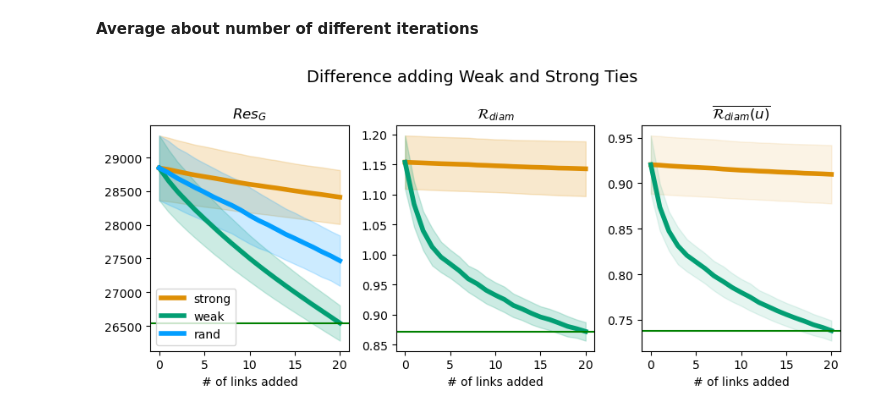
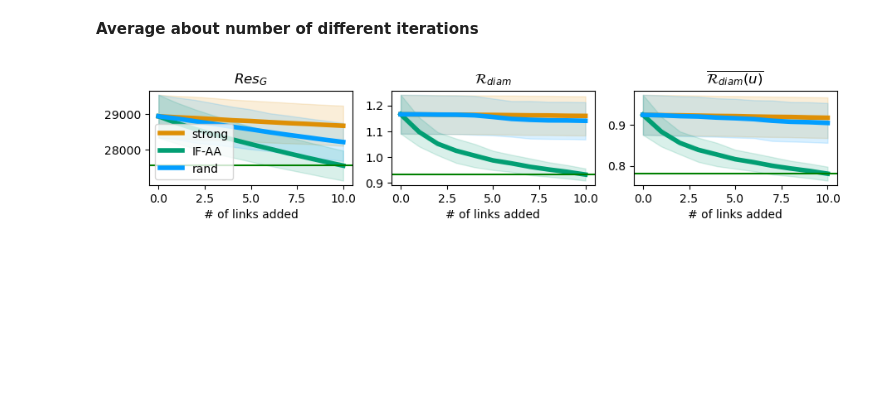
Before and after one commit to AdrianArnaiz/StructuralGroupUnfairness, a Jupyter notebook: Robust Homophily.ipynb, the cells around one changed output. Drawn from its saved outputs; the diff is of its cells as text; code cells hidden in the pictures; blank space fills up the shorter version.

```diff
--- a/Robust Homophily.ipynb
+++ b/Robust Homophily.ipynb
@@ -1515,0 +1664,2 @@ G.add_edges_from([(0,1),(0,3),(1,2),(1,3),(1,4),(2,4),(2,11),(3,4),(3,5),
+# %%
+G = nx.powerlaw_cluster_graph(200, 2, .95)
@@ -1812,8 +2157,8 @@ plt.show()
 # %%
 from tqdm.notebook import tqdm
 # %%
-n_iterations = 20
-n_links = 20
+n_iterations = 10
+n_links = 10
 
 metrics = ['total', 'diam', 'diam_filtered', 'avg_node_diameter']
 all_intra_data = {k:np.empty((0, n_links+1)) for k in metrics}
@@ -1829,7 +2174,7 @@ for i in tqdm(range(n_iterations)):
         all_inter_data[k] = np.vstack((all_inter_data[k], np.array(iter_inter_data[k])))
         all_rand_data[k] = np.vstack((all_rand_data[k], np.array(iter_rand_data[k])))
 # %%
-f, axs = plt.subplots(1,3, figsize=(9,4))
+f, axs = plt.subplots(1,3, figsize=(9,2))
 
 orange = (222/255,143/255,5/255)
 green = (2/255,158/255,115/255)
@@ -1848,19 +2193,19 @@ axs[0].plot(total_intra_mean,label='strong', linewidth=4, color=orange)
 axs[0].fill_between(range(n_links+1),
                  total_intra_mean+total_intra_std,
                  total_intra_mean-total_intra_std,
-                   color=orange, alpha=0.2)
+                   color=orange, alpha=0.15)
 
-axs[0].plot(total_inter_mean, label='weak', linewidth=4, color=green)
+axs[0].plot(total_inter_mean, label='IF-AA', linewidth=4, color=green)
 axs[0].fill_between(range(n_links+1),
                  total_inter_mean+total_inter_std,
                  total_inter_mean-total_inter_std,
-                   color=green, alpha=0.2)
+                   color=green, alpha=0.15)
 
 axs[0].plot(total_rand_mean, label='rand', linewidth=4, color=blue)
 axs[0].fill_between(range(n_links+1),
                  total_rand_mean+total_rand_std,
                  total_rand_mean-total_rand_std,
-                   color=blue, alpha=.2)
+                   color=blue, alpha=.15)
 
 axs[0].axhline(np.min([np.min(total_inter_mean),np.min(total_intra_mean)]),\
                  color='green')
@@ -1869,48 +2214,65 @@ axs[0].legend()
 
 axs[1].set_title('$\mathcal{R}_{diam}$')
 axs[1].set_xlabel('# of links added')
-total_intra_mean = all_intra_data['diam'].mean(axis=0)
-total_inter_mean = all_inter_data['diam'].mean(axis=0)
-total_intra_std = all_intra_data['diam'].std(axis=0)
-total_inter_std = all_inter_data['diam'].std(axis=0)
-axs[1].plot(total_intra_mean,label='strong', linewidth=4, color=orange)
+diam_intra_mean = all_intra_data['diam'].mean(axis=0)
+diam_inter_mean = all_inter_data['diam'].mean(axis=0)
+diam_intra_std = all_intra_data['diam'].std(axis=0)
+diam_inter_std = all_inter_data['diam'].std(axis=0)
+
+diam_rand_mean = all_rand_data['diam'].mean(axis=0)
+diam_rand_std = all_rand_data['diam'].std(axis=0)
+
+axs[1].plot(diam_intra_mean,label='strong', linewidth=4, color=orange)
 axs[1].fill_between(range(n_links+1),
-                 total_intra_mean+total_intra_std,
-                 total_intra_mean-total_intra_std,
-                   color=orange, alpha=0.2)
-axs[1].plot(total_inter_mean, label='weak', linewidth=4, color=green)
+                 diam_intra_mean+diam_intra_std,
+                 diam_intra_mean-diam_intra_std,
+                   color=orange, alpha=0.15)
+axs[1].plot(diam_inter_mean, label='weak', linewidth=4, color=green)
 axs[1].fill_between(range(n_links+1),
-                 total_inter_mean+total_inter_std,
-                 total_inter_mean-total_inter_std,
-                   color=green, alpha=0.2)
-axs[1].axhline(np.min([np.min(total_inter_mean),np.min(total_intra_mean)]),\
+                 diam_inter_mean+diam_inter_std,
+                 diam_inter_mean-diam_inter_std,
+                   color=green, alpha=0.15)
+axs[1].plot(diam_rand_mean, label='rand', linewidth=4, color=blue)
+axs[1].fill_between(range(n_links+1),
+                 diam_rand_mean+diam_rand_std,
+                 diam_rand_mean-diam_rand_std,
+                   color=blue, alpha=0.15)
+axs[1].axhline(np.min([np.min(diam_inter_mean),np.min(diam_intra_mean)]),\
                  color='green')
 
 
 
 axs[2].set_title('$\overline{\mathcal{R}_{diam}(u)}$')
 axs[2].set_xlabel('# of links added')
 total_intra_mean = all_intra_data['avg_node_diameter'].mean(axis=0)
 total_inter_mean = all_inter_data['avg_node_diameter'].mean(axis=0)
+total_rand_mean = all_rand_data['avg_node_diameter'].mean(axis=0)
 total_intra_std = all_intra_data['avg_node_diameter'].std(axis=0)
 total_inter_std = all_inter_data['avg_node_diameter'].std(axis=0)
+total_rand_std = all_rand_data['avg_node_diameter'].std(axis=0)
 axs[2].plot(total_intra_mean,label='strong', linewidth=4, color=orange)
 axs[2].fill_between(range(n_links+1),
                  total_intra_mean+total_intra_std,
                  total_intra_mean-total_intra_std,
-                   color=orange, alpha=0.1)
+                   color=orange, alpha=0.15)
 axs[2].plot(total_inter_mean, label='weak', linewidth=4, color=green)
 axs[2].fill_between(range(n_links+1),
                  total_inter_mean+total_inter_std,
                  total_inter_mean-total_inter_std,
-                   color=green, alpha=0.1)
+                   color=green, alpha=0.15)
+axs[2].plot(total_rand_mean, label='Rand', linewidth=4, color=blue)
+axs[2].fill_between(range(n_links+1),
+                 total_rand_mean+total_rand_std,
+                 total_rand_mean-total_rand_std,
+                   color=blue, alpha=0.15)
 axs[2].axhline(np.min([np.min(total_inter_mean),np.min(total_intra_mean)]),\
                  color='green')
 
 
 
-plt.suptitle('Difference adding Weak and Strong Ties', fontsize=14)
+#plt.suptitle('Difference adding Weak and Strong Ties', fontsize=14)
+f.savefig('RewiredTransition.pdf', dpi=300, bbox_inches='tight')
 plt.tight_layout()
 plt.show()
 # %% [output]
-[figure, old version]
+[figure, new version]
```
Also changed, not shown: parts of 83 cells of this notebook.
